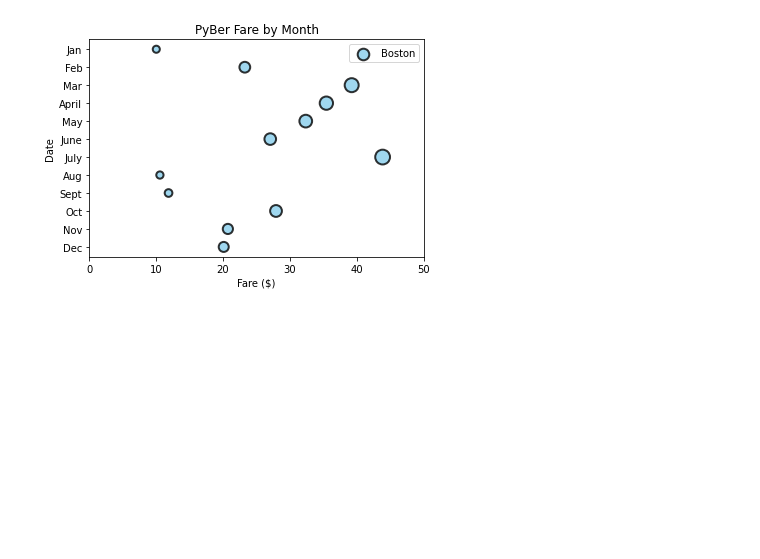
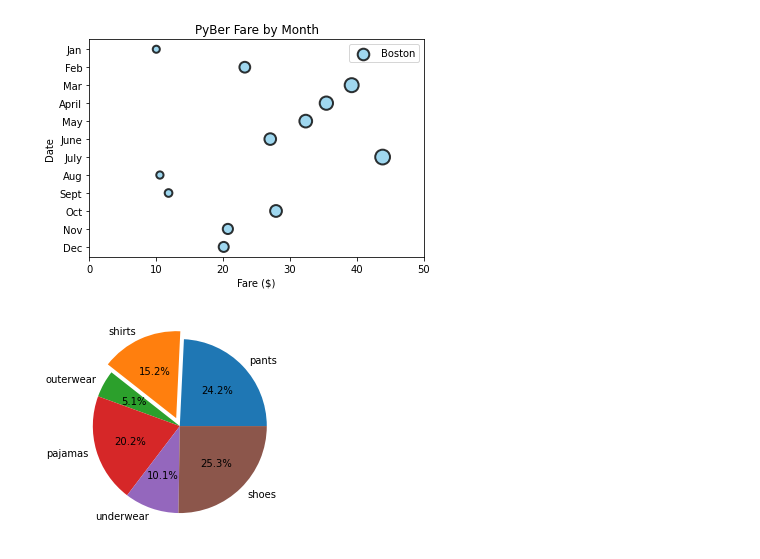
Before and after one commit to cb19weber/PyBer_Analysis, a Jupyter notebook: matplotlib_practice.ipynb, the cells around one changed output. Drawn from its saved outputs; the diff is of its cells as text; code cells hidden in the pictures; blank space fills up the shorter version.

```diff
--- a/matplotlib_practice.ipynb
+++ b/matplotlib_practice.ipynb
@@ -113,3 +113,11 @@ ax.set_xlim(0,50)
 # %% [output]
 (0.0, 50.0)
 [figure]
+# %%
+categories = ['pants','shirts','outerwear','pajamas','underwear','shoes']
+revenue = [24,15,5,20,10,25]
+explode = [0,.1,0,0,0,0]
+plt.pie(revenue, labels=categories, autopct="%1.1f%%", explode=explode)
+plt.show()
+# %% [output]
+[figure, added]
```
Also changed, not shown: parts of 2 cells of this notebook.
